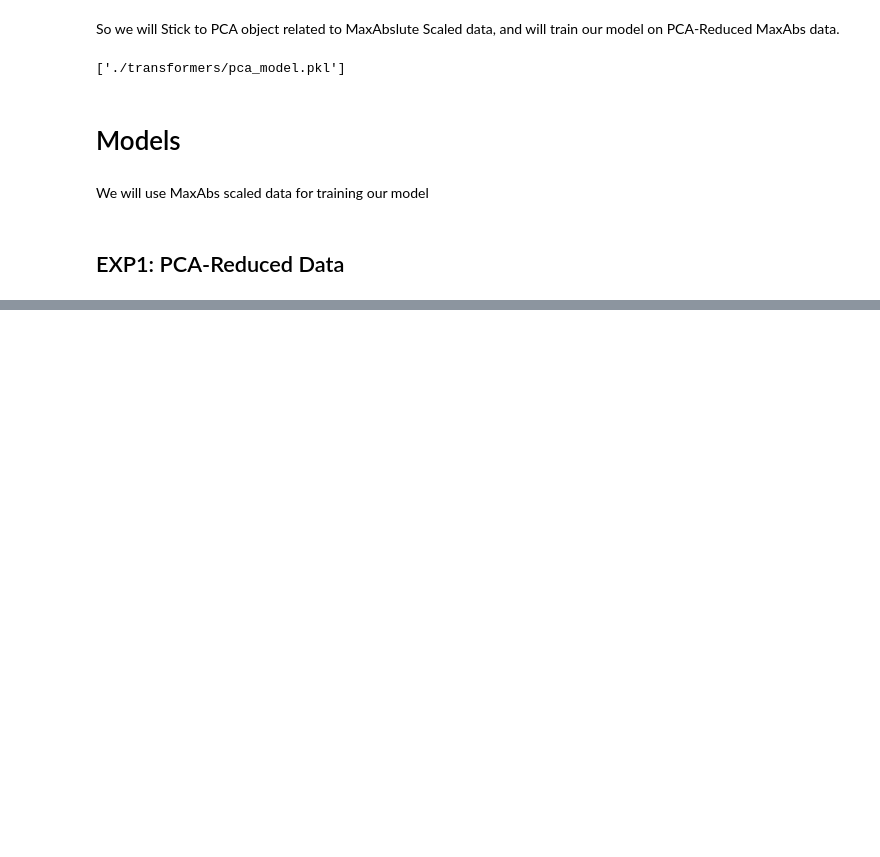
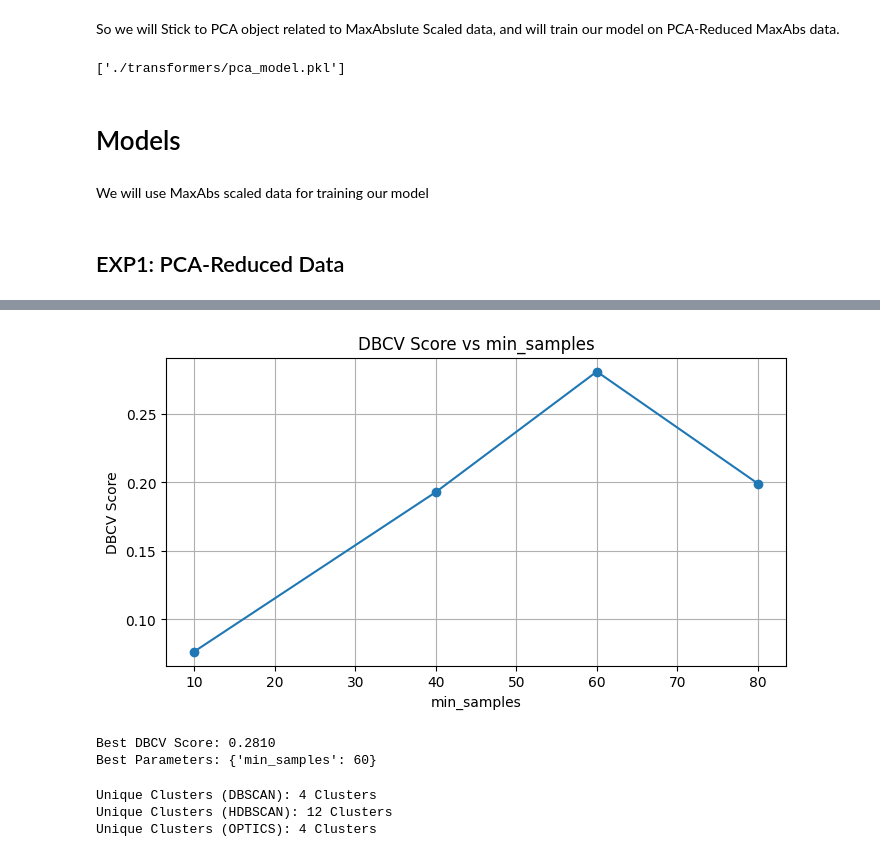
Before and after one commit to Aliha7ish/Credit_Card_Customers_Segmentation, a Jupyter notebook: Segmentation_Models.ipynb, the cells around one changed output, grey strips where cells are left out. Cells and saved outputs as stored; diff of their text form; code cells hidden in the pictures; blank space fills up the shorter version.

```diff
--- a/Segmentation_Models.ipynb
+++ b/Segmentation_Models.ipynb
@@ -225,0 +262,13 @@ mxabs_dimred_data_filtered = mxabs_dimred_data[:, :6]
+# %%
+param_grid_optics = {"min_samples": [10, 40, 60, 80]}
+
+best_params_opt, best_score_opt = dbcv_heatmap_best_params(
+    train_fit_optics_model,
+    param_grid_optics,
+    mxabs_dimred_data_filtered,
+    x_param_name="min_samples"
+)
+# %% [output]
+[figure, added]
+Best DBCV Score: 0.2810
+Best Parameters: {'min_samples': 60}
@@ -225,0 +279,12 @@ mxabs_dimred_data_filtered = mxabs_dimred_data[:, :6]
+# %%
+db_exp1, db_labels_exp1 = train_fit_dbscan_model(mxabs_dimred_data_filtered, eps=db_eps, min_samples=db_min_samples)
+hdbscan_exp1, hdbscan_labels_exp1 = train_fit_hdbscan_model(mxabs_dimred_data_filtered, min_cluster_size=hdb_min_cluster_size, min_samples=hdb_min_samples)
+opt_exp1, opt_labels_exp1 = train_fit_optics_model(mxabs_dimred_data_filtered, min_samples=opt_min_samples)
+
+print(f"Unique Clusters (DBSCAN): {len(set(db_labels_exp1))} Clusters")
+print(f"Unique Clusters (HDBSCAN): {len(set(hdbscan_labels_exp1))} Clusters")
+print(f"Unique Clusters (OPTICS): {len(set(opt_labels_exp1))} Clusters")
+# %% [output]
+Unique Clusters (DBSCAN): 4 Clusters
+Unique Clusters (HDBSCAN): 12 Clusters
+Unique Clusters (OPTICS): 4 Clusters
```
Also changed, not shown: parts of 15 cells of this notebook, 1 other file.
